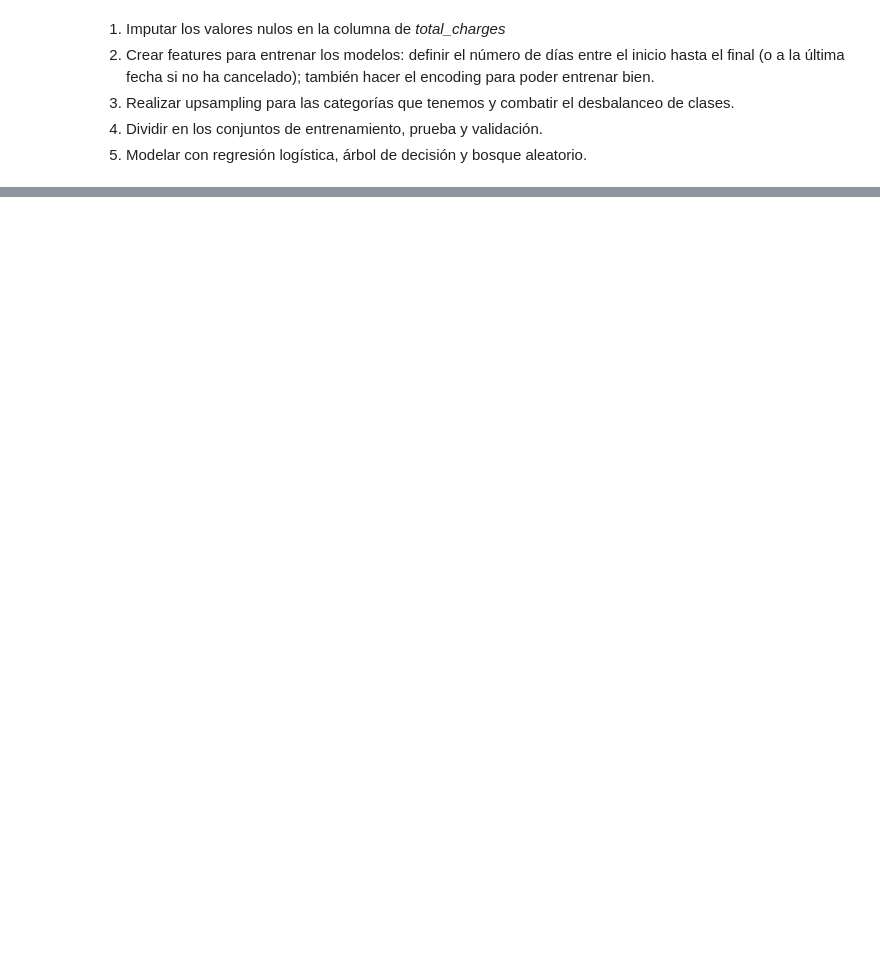
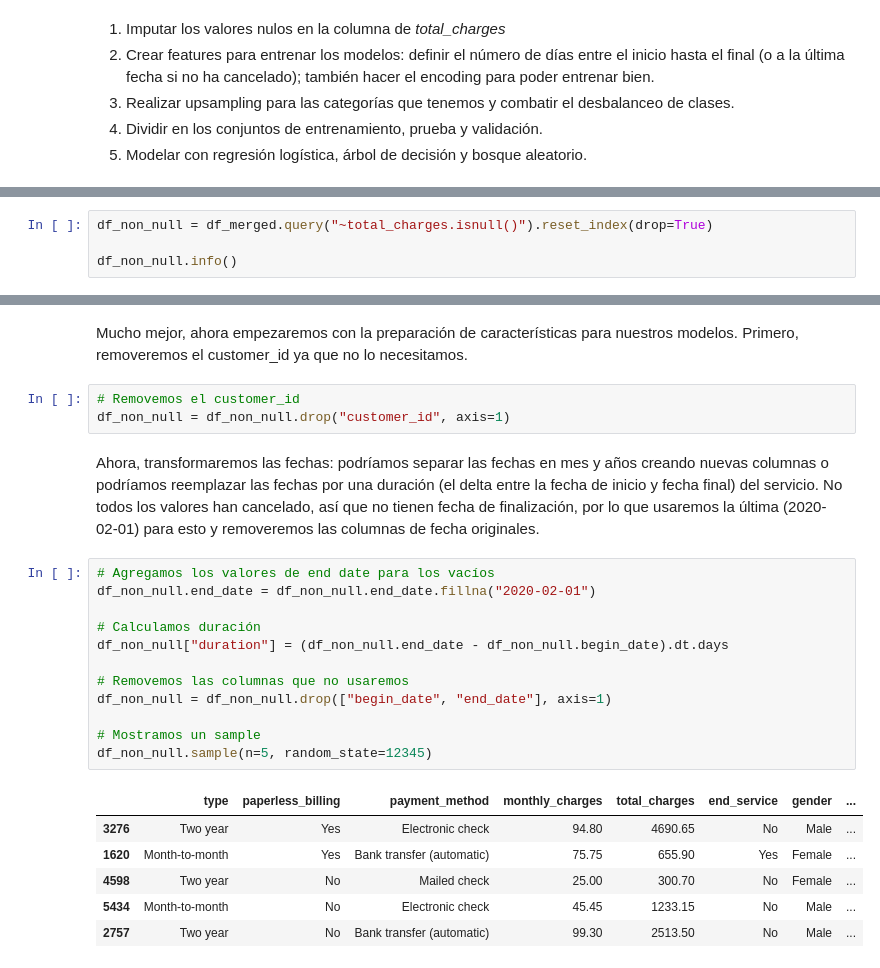
Before and after one commit to hjvalenzuelaloubet/yandex_practicum, a Jupyter notebook: proyecto_final/proyecto_final.ipynb, the cells around one changed output, grey strips where cells are left out. Cells and saved outputs as stored; diff of their text form; blank space fills up the shorter version.

```diff
--- a/proyecto_final/proyecto_final.ipynb
+++ b/proyecto_final/proyecto_final.ipynb
@@ -592,0 +633,4 @@ Podemos dar unas conclusiones iniciales de este análisis exploratorio:
+# %%
+df_non_null = df_merged.query("~total_charges.isnull()").reset_index(drop=True)
+
+df_non_null.info()
@@ -592,0 +655,26 @@ Podemos dar unas conclusiones iniciales de este análisis exploratorio:
+# %% [markdown]
+Mucho mejor, ahora empezaremos con la preparación de características para nuestros modelos. Primero, removeremos el customer_id ya que no lo necesitamos.
+# %%
+# Removemos el customer_id
+df_non_null = df_non_null.drop("customer_id", axis=1)
+# %% [markdown]
+Ahora, transformaremos las fechas: podríamos separar las fechas en mes y años creando nuevas columnas o podríamos reemplazar las fechas por una duración (el delta entre la fecha de inicio y fecha final) del servicio. No todos los valores han cancelado, así que no tienen fecha de finalización, por lo que usaremos la última (2020-02-01) para esto y removeremos las columnas de fecha originales.
+# %%
+# Agregamos los valores de end date para los vacíos
+df_non_null.end_date = df_non_null.end_date.fillna("2020-02-01")
+
+# Calculamos duración
+df_non_null["duration"] = (df_non_null.end_date - df_non_null.begin_date).dt.days
+
+# Removemos las columnas que no usaremos
+df_non_null = df_non_null.drop(["begin_date", "end_date"], axis=1)
+
+# Mostramos un sample
+df_non_null.sample(n=5, random_state=12345)
+# %% [output]
+|  | type | paperless_billing | payment_method | monthly_charges | total_charges | end_service | gender | ... |
+| 3276 | Two year | Yes | Electronic check | 94.80 | 4690.65 | No | Male | ... |
+| 1620 | Month-to-month | Yes | Bank transfer (automatic) | 75.75 | 655.90 | Yes | Female | ... |
+| 4598 | Two year | No | Mailed check | 25.00 | 300.70 | No | Female | ... |
+| 5434 | Month-to-month | No | Electronic check | 45.45 | 1233.15 | No | Male | ... |
+| 2757 | Two year | No | Bank transfer (automatic) | 99.30 | 2513.50 | No | Male | ... |
```
Also changed, not shown: parts of 29 cells of this notebook.
